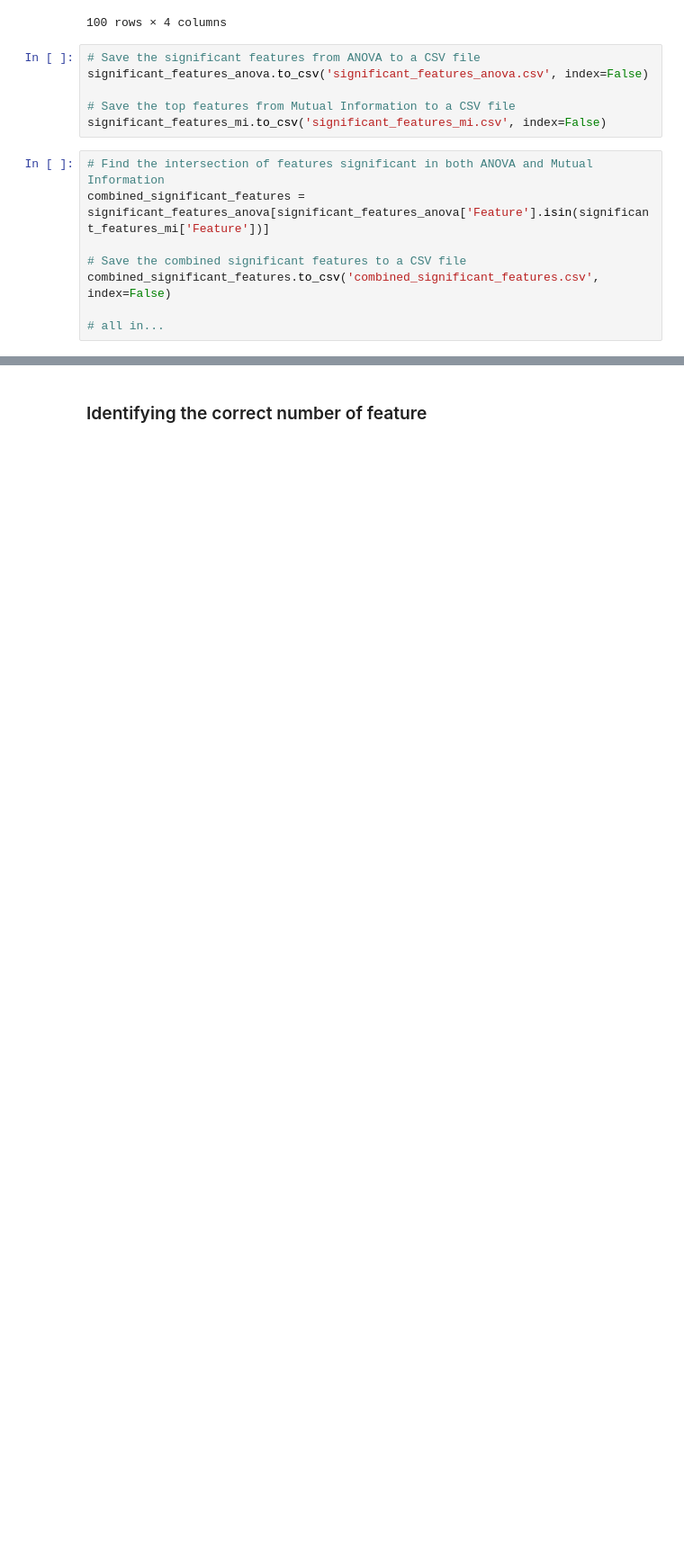
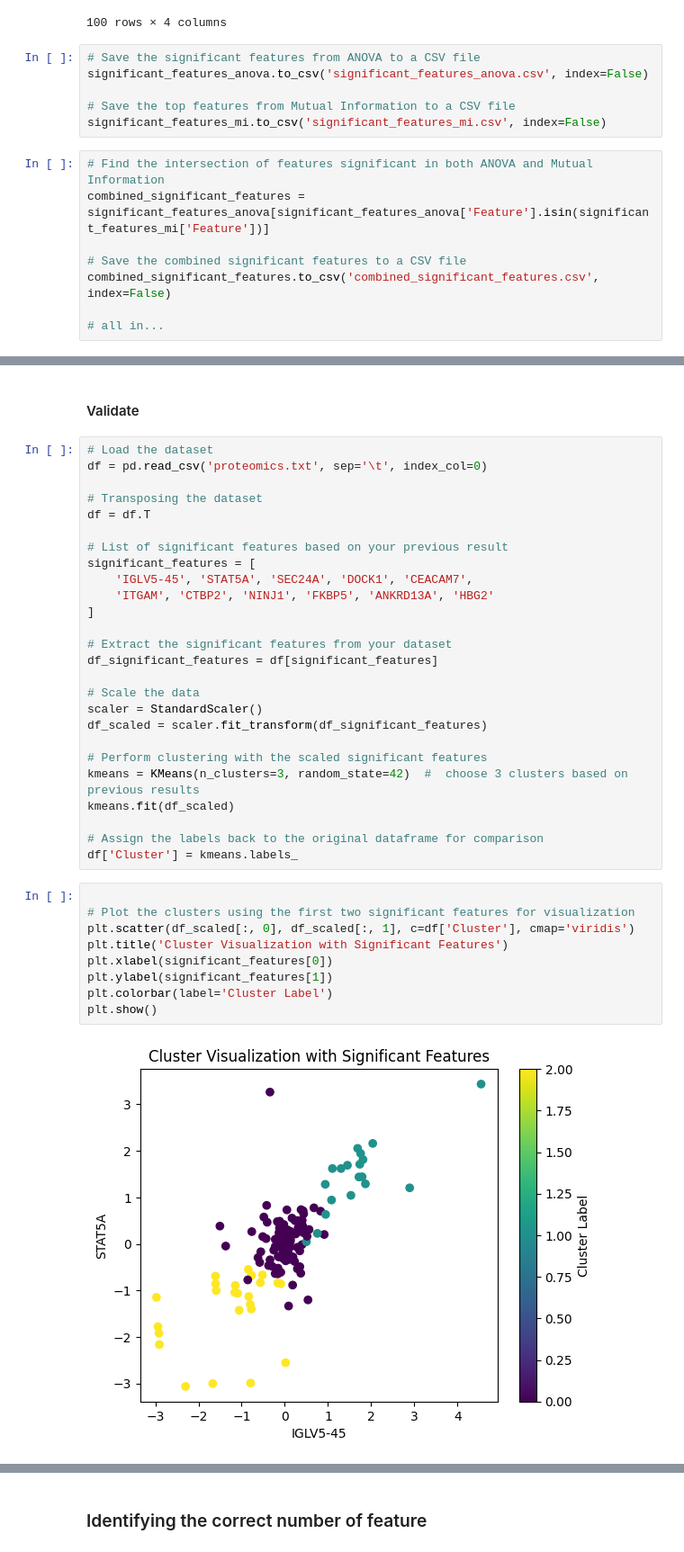
Before and after one commit to r7shun/omics, a Jupyter notebook: cluster.ipynb, the cells around one changed output, grey strips where cells are left out. Shown: that part at 90% size. Cells and saved outputs as stored; diff of their text form; blank space fills up the shorter version.

Commit message:
rf and gb, validate

```diff
--- a/cluster.ipynb
+++ b/cluster.ipynb
@@ -426,0 +504,39 @@ combined_significant_features.to_csv('combined_significant_features.csv', index=
+# %% [markdown]
+#### Validate
+# %%
+# Load the dataset
+df = pd.read_csv('proteomics.txt', sep='\t', index_col=0)
+
+# Transposing the dataset
+df = df.T
+
+# List of significant features based on your previous result
+significant_features = [
+    'IGLV5-45', 'STAT5A', 'SEC24A', 'DOCK1', 'CEACAM7',
+    'ITGAM', 'CTBP2', 'NINJ1', 'FKBP5', 'ANKRD13A', 'HBG2'
+]
+
+# Extract the significant features from your dataset
+df_significant_features = df[significant_features]
+
+# Scale the data
+scaler = StandardScaler()
+df_scaled = scaler.fit_transform(df_significant_features)
+
+# Perform clustering with the scaled significant features
+kmeans = KMeans(n_clusters=3, random_state=42)  #  choose 3 clusters based on previous results
+kmeans.fit(df_scaled)
+
+# Assign the labels back to the original dataframe for comparison
+df['Cluster'] = kmeans.labels_
+# %%
+
+# Plot the clusters using the first two significant features for visualization
+plt.scatter(df_scaled[:, 0], df_scaled[:, 1], c=df['Cluster'], cmap='viridis')
+plt.title('Cluster Visualization with Significant Features')
+plt.xlabel(significant_features[0])
+plt.ylabel(significant_features[1])
+plt.colorbar(label='Cluster Label')
+plt.show()
+# %% [output]
+[figure, added]
```
Also changed, not shown: parts of 10 cells of this notebook, 5 other files.
